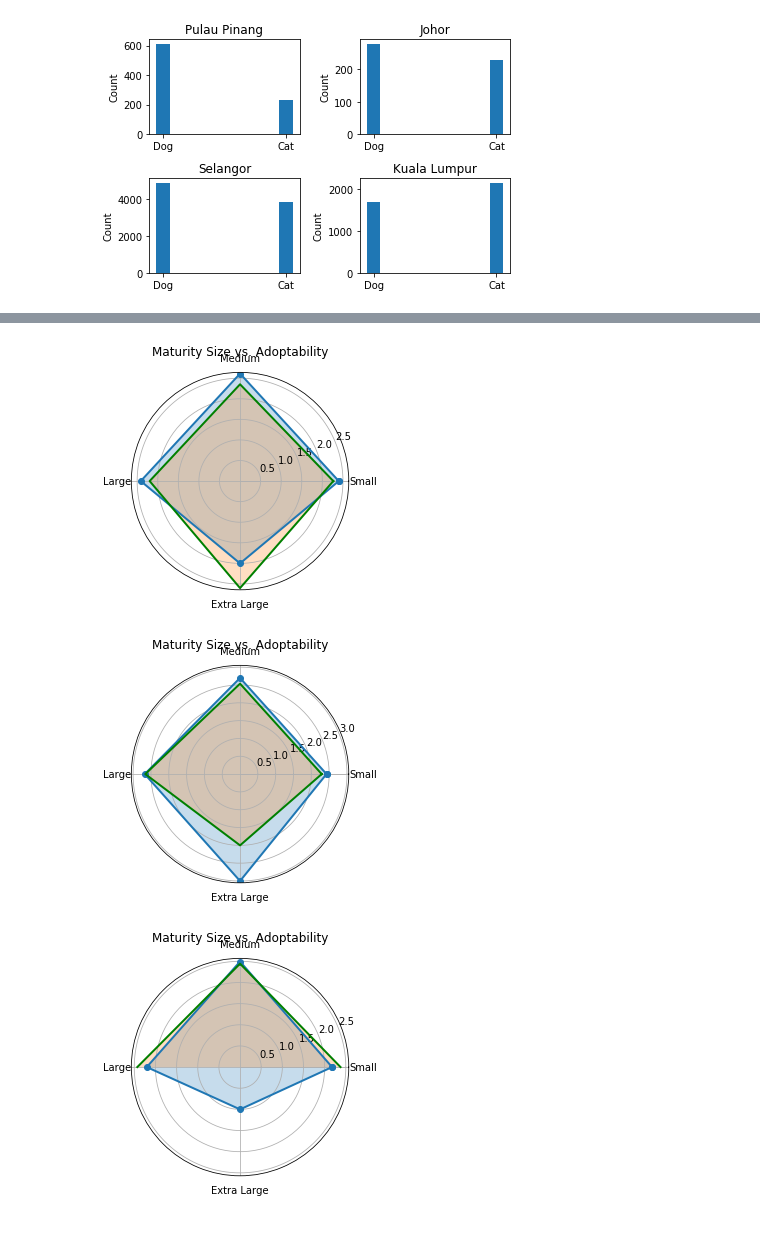
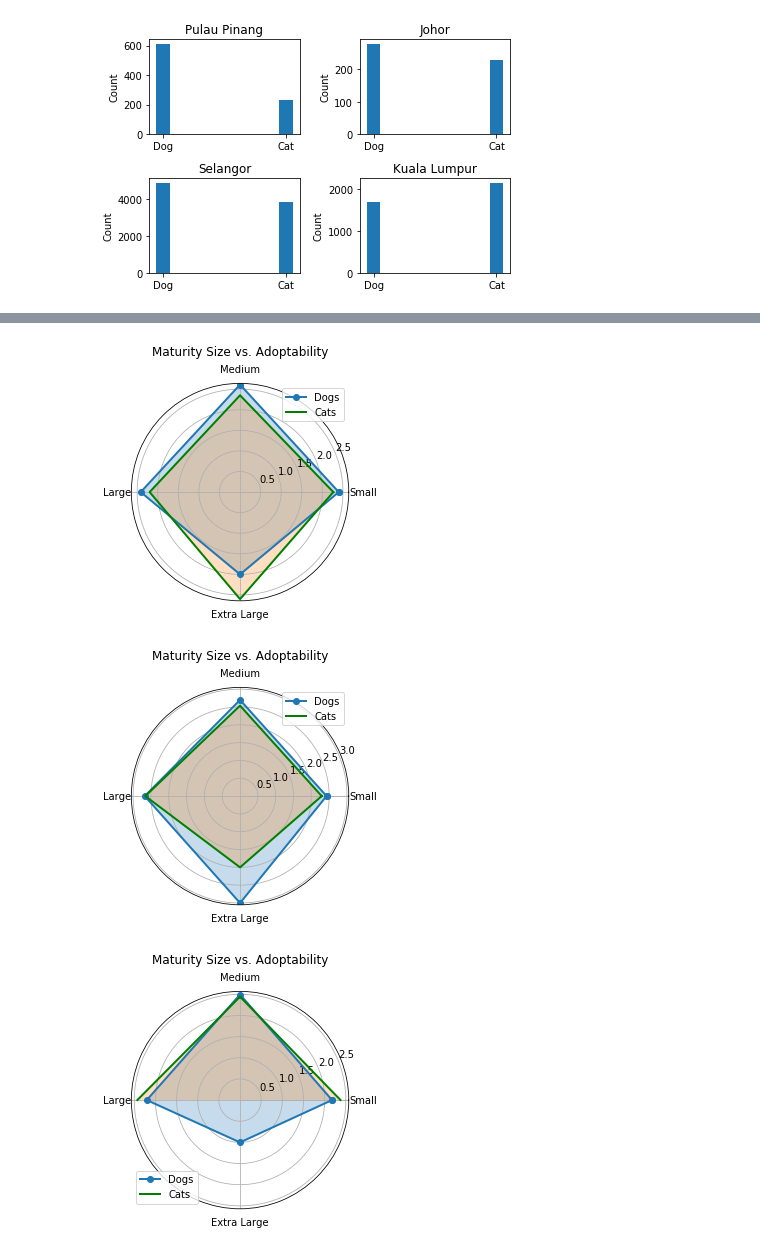
Before and after one commit to Loveker97/PetFinder, a Jupyter notebook: Type_BreedID_Analysis.ipynb, the cells around one changed output, grey strips where cells are left out. Drawn from its saved outputs; the diff is of its cells as text; code cells hidden in the pictures.

```diff
--- a/Type_BreedID_Analysis.ipynb
+++ b/Type_BreedID_Analysis.ipynb
@@ -179,13 +203,14 @@ fig=plt.figure()
 ax = fig.add_subplot(111, polar=True)
 ax.plot(angles, dog_stats, 'o-', linewidth=2)
 ax.plot(angles, cat_stats, 'g-', linewidth=2)
+ax.legend(['Dogs','Cats'])
 ax.fill(angles, dog_stats, alpha=0.25)
 ax.fill(angles, cat_stats, alpha=0.25)
 ax.set_thetagrids(angles * 180/np.pi, labels)
-ax.set_title('Maturity Size vs. Adoptability')
+ax.set_title('Maturity Size vs. Adoptability',y=1.1)
 ax.grid(True)
 # %% [output]
-[figure, old version]
+[figure, new version]
 # %%
 state = 'Kuala Lumpur'
 labels = ["Small","Medium","Large","Extra Large"]
@@ -199,30 +224,32 @@ fig=plt.figure()
 ax = fig.add_subplot(111, polar=True)
 ax.plot(angles, dog_stats, 'o-', linewidth=2)
 ax.plot(angles, cat_stats, 'g-', linewidth=2)
+ax.legend(['Dogs','Cats'])
 ax.fill(angles, dog_stats, alpha=0.25)
 ax.fill(angles, cat_stats, alpha=0.25)
 ax.set_thetagrids(angles * 180/np.pi, labels)
-ax.set_title('Maturity Size vs. Adoptability')
+ax.set_title('Maturity Size vs. Adoptability', y=1.1)
 ax.grid(True)
 # %% [output]
-[figure, old version]
+[figure, new version]
 # %%
 state = 'Johor'
 labels = ["Small","Medium","Large","Extra Large"]
 angles=np.linspace(0, 2*np.pi, len(labels), endpoint=False)
 # close the plot
 dog_stats=np.concatenate((avg_adopt_by_msize_dogs[state],[avg_adopt_by_msize_dogs[state][0]]))
 cat_stats=np.concatenate((avg_adopt_by_msize_cats[state],[avg_adopt_by_msize_cats[state][0]]))
 angles=np.concatenate((angles,[angles[0]]))
 
 fig=plt.figure()
 ax = fig.add_subplot(111, polar=True)
 ax.plot(angles, dog_stats, 'o-', linewidth=2)
 ax.plot(angles, cat_stats, 'g-', linewidth=2)
 ax.fill(angles, dog_stats, alpha=0.25)
 ax.fill(angles, cat_stats, alpha=0.25)
+ax.legend(['Dogs','Cats'])
 ax.set_thetagrids(angles * 180/np.pi, labels)
-ax.set_title('Maturity Size vs. Adoptability')
+ax.set_title('Maturity Size vs. Adoptability',y=1.1)
 ax.grid(True)
 # %% [output]
-[figure, old version]
+[figure, new version]
```
Also changed, not shown: parts of 19 cells of this notebook.
